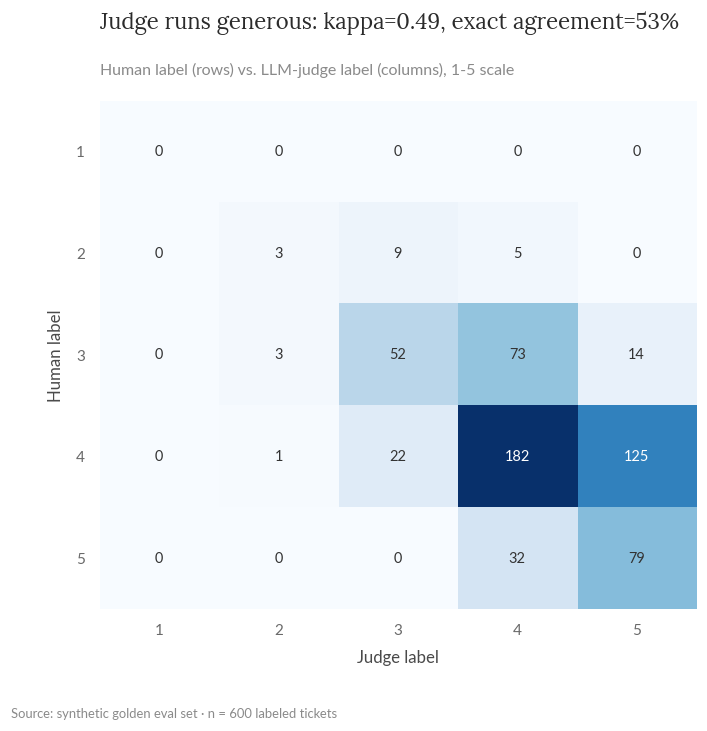
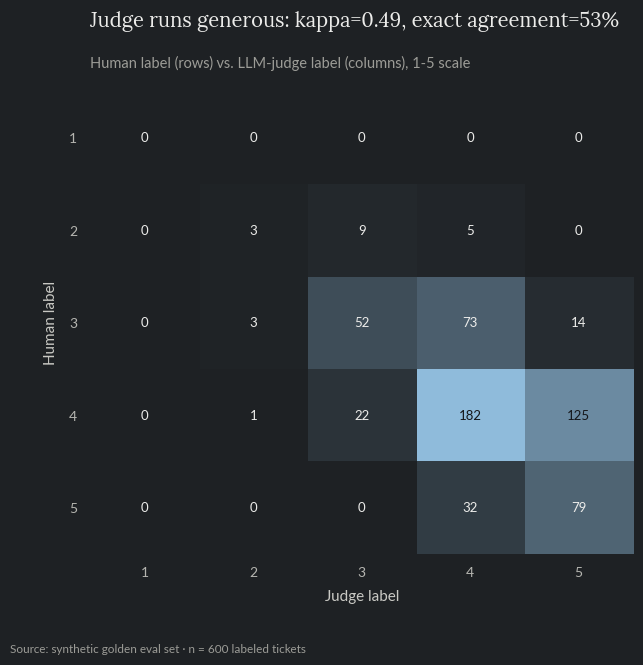
The change to this notebook cell's code, shown as a diff; its figure went from the first image to the second:
--- before
+++ after
@@ -3,5 +3,5 @@
 
 fig, ax = plt.subplots(figsize=(7, 6))
-ax.imshow(mat.values, cmap="Blues", aspect="auto")
+ax.imshow(mat.values, cmap=HEATMAP_CMAP, aspect="auto")
 ax.set_xticks(range(5)); ax.set_xticklabels(labels)
 ax.set_yticks(range(5)); ax.set_yticklabels(labels)
@@ -10,5 +10,5 @@
         v = mat.values[i, j]
         ax.text(j, i, str(v), ha="center", va="center", fontsize=9.5,
-                color="white" if v > mat.values.max() * 0.5 else "#333")
+                color=HEATMAP_TEXT_HIGH if v > mat.values.max() * 0.5 else HEATMAP_TEXT_LOW)
 ax.grid(False)
 for spine in ax.spines.values():

Commit: Dark-theme all chart figures, notebooks, and landing-page thumbnails